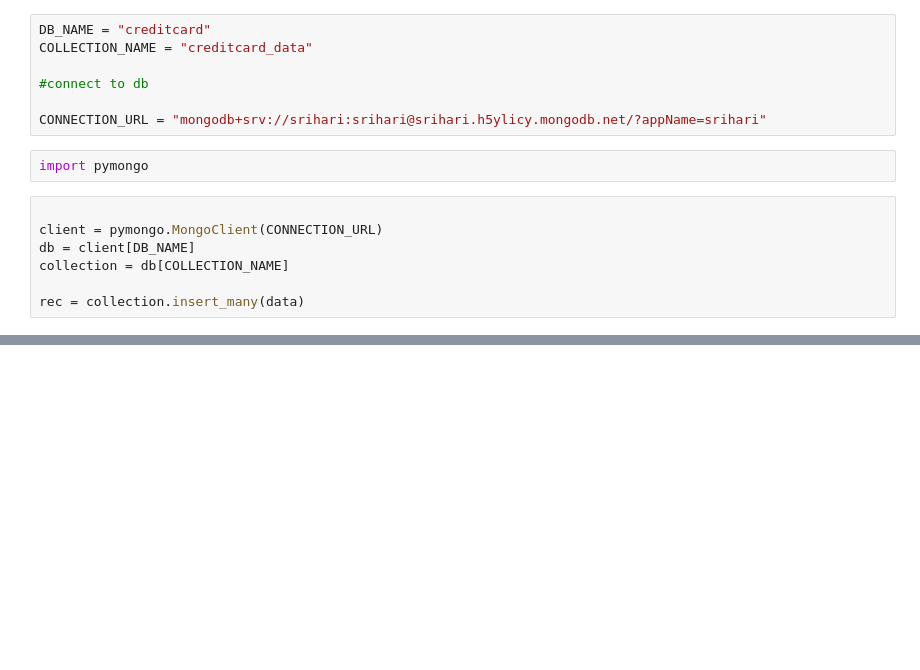
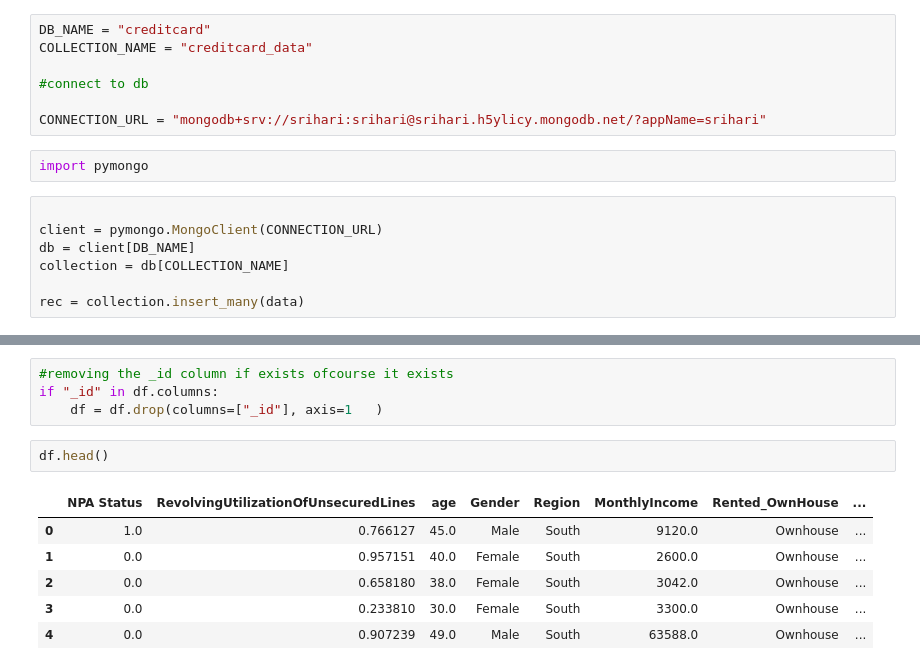
Before and after one commit to srihari4420/Drift_Detection, a Jupyter notebook: notebook/mongodb_demo.ipynb, the cells around one changed output, grey strips where cells are left out. Drawn from its saved outputs; the diff is of its cells as text; blank space fills up the shorter version.

```diff
--- a/notebook/mongodb_demo.ipynb
+++ b/notebook/mongodb_demo.ipynb
@@ -150,0 +163,13 @@ print("🎉 CSV successfully inserted into MongoDB Atlas")
+# %%
+#removing the _id column if exists ofcourse it exists
+if "_id" in df.columns:
+    df = df.drop(columns=["_id"], axis=1   )
+# %%
+df.head()
+# %% [output]
+|  | NPA Status | RevolvingUtilizationOfUnsecuredLines | age | Gender | Region | MonthlyIncome | Rented_OwnHouse | ... |
+| 0 | 1.0 | 0.766127 | 45.0 | Male | South | 9120.0 | Ownhouse | ... |
+| 1 | 0.0 | 0.957151 | 40.0 | Female | South | 2600.0 | Ownhouse | ... |
+| 2 | 0.0 | 0.658180 | 38.0 | Female | South | 3042.0 | Ownhouse | ... |
+| 3 | 0.0 | 0.233810 | 30.0 | Female | South | 3300.0 | Ownhouse | ... |
+| 4 | 0.0 | 0.907239 | 49.0 | Male | South | 63588.0 | Ownhouse | ... |
```
Also changed, not shown: parts of 3 cells of this notebook, 1 other file.
